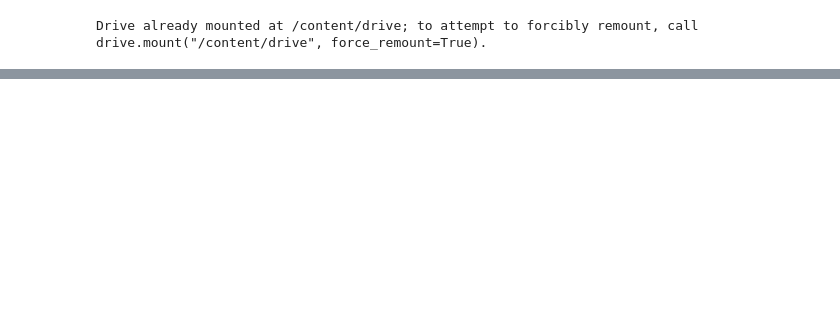
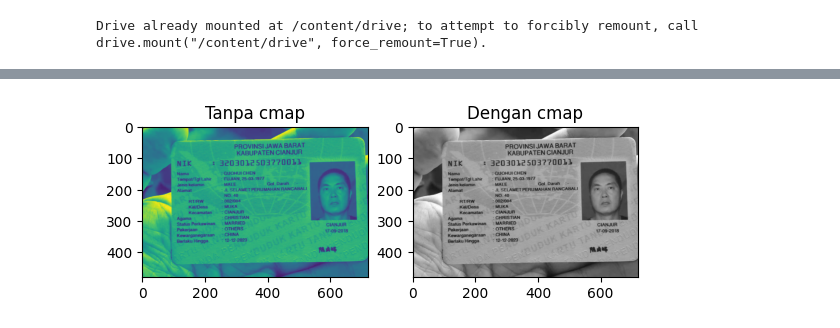
Before and after one commit to risyadksm/PCVK_GANJIL_2025, a Jupyter notebook: D3_TASK_1-5.ipynb, the cells around one changed output, grey strips where cells are left out. Cells and saved outputs as stored; diff of their text form; code cells hidden in the pictures; blank space fills up the shorter version.

```diff
--- a/D3_TASK_1-5.ipynb
+++ b/D3_TASK_1-5.ipynb
@@ -45,0 +61,15 @@ plt.show()
+# %%
+img2  = cv2.cvtColor(img, cv2.COLOR_BGR2RGB)
+img_gray = cv2.cvtColor(img, cv2.COLOR_BGR2GRAY)
+
+plt.subplot(1, 2, 1)
+plt.imshow(img_gray)
+plt.title("Tanpa cmap")
+
+plt.subplot(1, 2, 2)
+plt.imshow(img_gray, cmap="gray")
+plt.title("Dengan cmap")
+
+plt.show()
+# %% [output]
+[figure, added]
```
Also changed, not shown: parts of 7 cells of this notebook.
